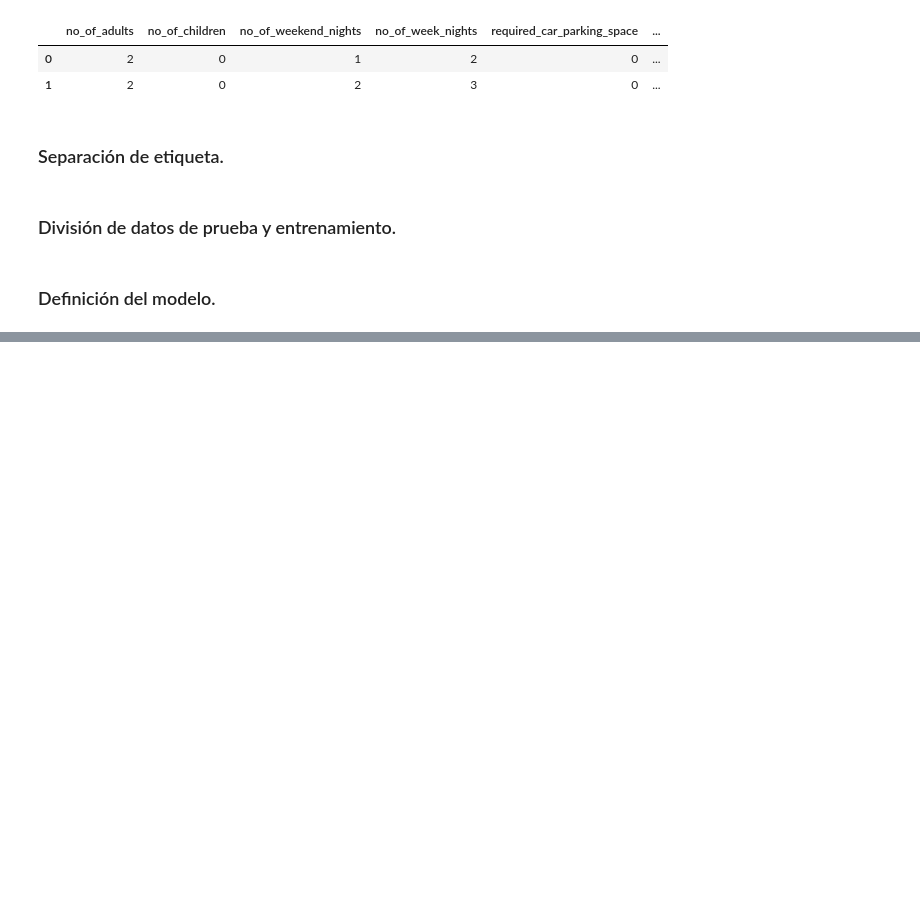
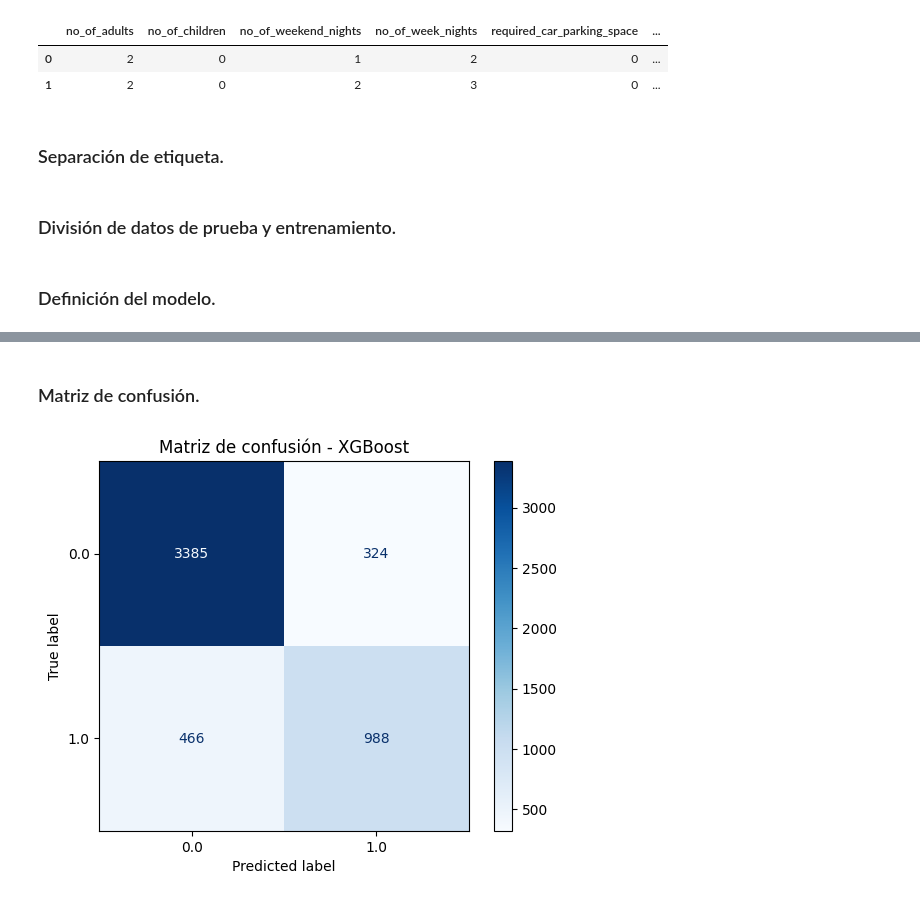
Before and after one commit to ricrod01/PROYECTO_2_SM2, a Jupyter notebook: XGBoost.ipynb, the cells around one changed output, grey strips where cells are left out. Drawn from its saved outputs; the diff is of its cells as text; code cells hidden in the pictures; blank space fills up the shorter version.

Commit message:
XGBOOST
Se agrega el XGBoost

```diff
--- a/XGBoost.ipynb
+++ b/XGBoost.ipynb
@@ -30,0 +35,10 @@ X_train, X_test, y_train, y_test = train_test_split(X, y, test_size=0.2, random_
+# %%
+param_grid = {
+    "n_estimators": [100, 200, 300],
+    "max_depth": [4, 6, 8],
+    "learning_rate": [0.01, 0.05, 0.1],
+    "subsample": [0.8, 1.0],
+    "colsample_bytree": [0.8, 1.0],
+    "gamma": [0.1, 0.3],
+    "reg_lambda": [1, 5]
+}
@@ -30,0 +47,10 @@ X_train, X_test, y_train, y_test = train_test_split(X, y, test_size=0.2, random_
+# %%
+grid_search = GridSearchCV(
+    estimator=xgb_model,
+    param_grid=param_grid,
+    scoring='recall',
+    cv=5,
+    n_jobs=-1,
+    verbose=2,
+    refit=True
+)
@@ -30,0 +59,2 @@ X_train, X_test, y_train, y_test = train_test_split(X, y, test_size=0.2, random_
+# %%
+grid_search.fit(X_train, y_train)
@@ -30,0 +96,2 @@ X_train, X_test, y_train, y_test = train_test_split(X, y, test_size=0.2, random_
+# %%
+best_model = grid_search.best_estimator_
@@ -30,0 +115,14 @@ X_train, X_test, y_train, y_test = train_test_split(X, y, test_size=0.2, random_
+# %% [markdown]
+### Matriz de confusión.
+# %%
+ConfusionMatrixDisplay.from_estimator(
+    best_model,
+    X_test,
+    y_test,
+    cmap="Blues",
+    values_format="d"
+)
+plt.title("Matriz de confusión - XGBoost")
+plt.show()
+# %% [output]
+[figure, added]
```
Also changed, not shown: parts of 15 cells of this notebook, 1 other file.
